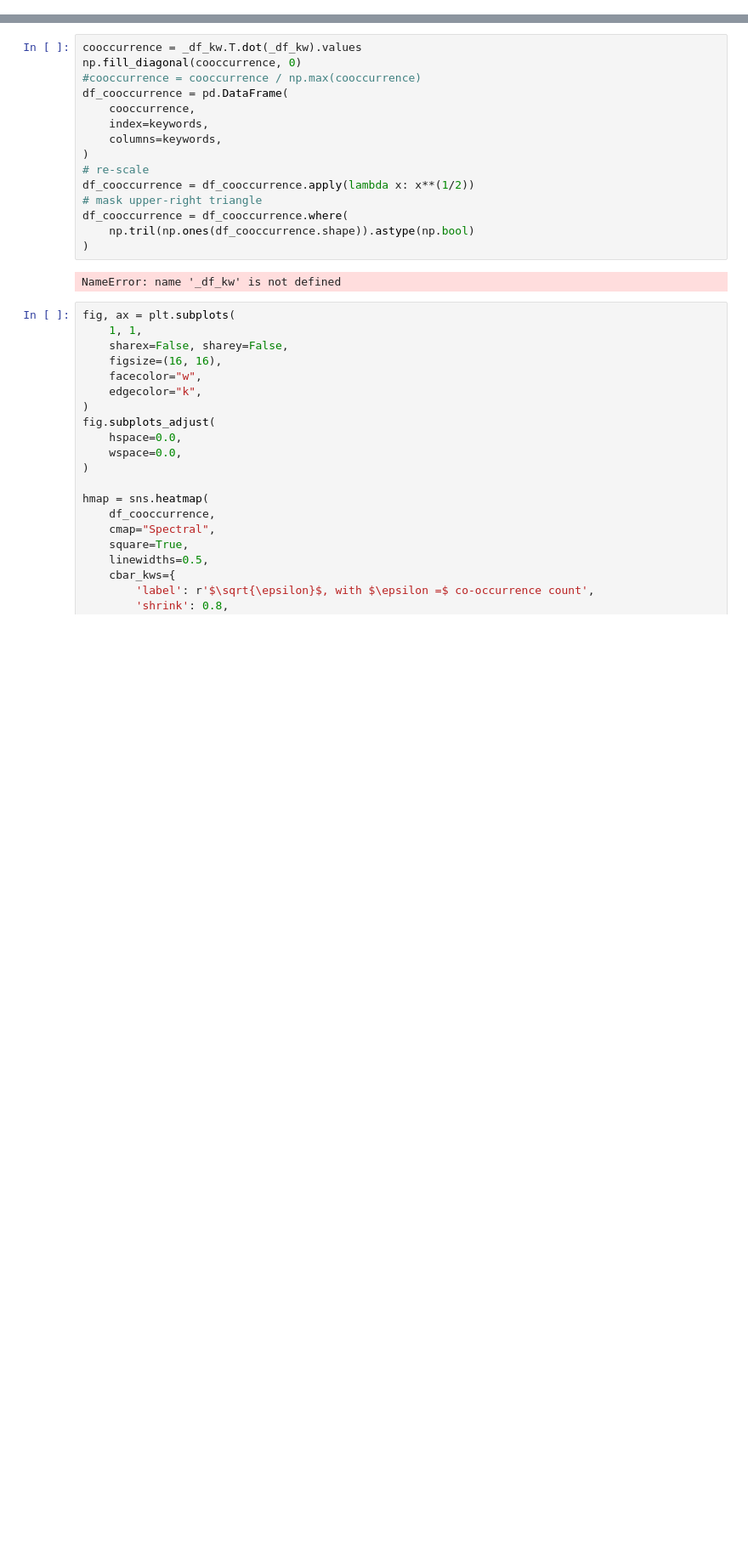
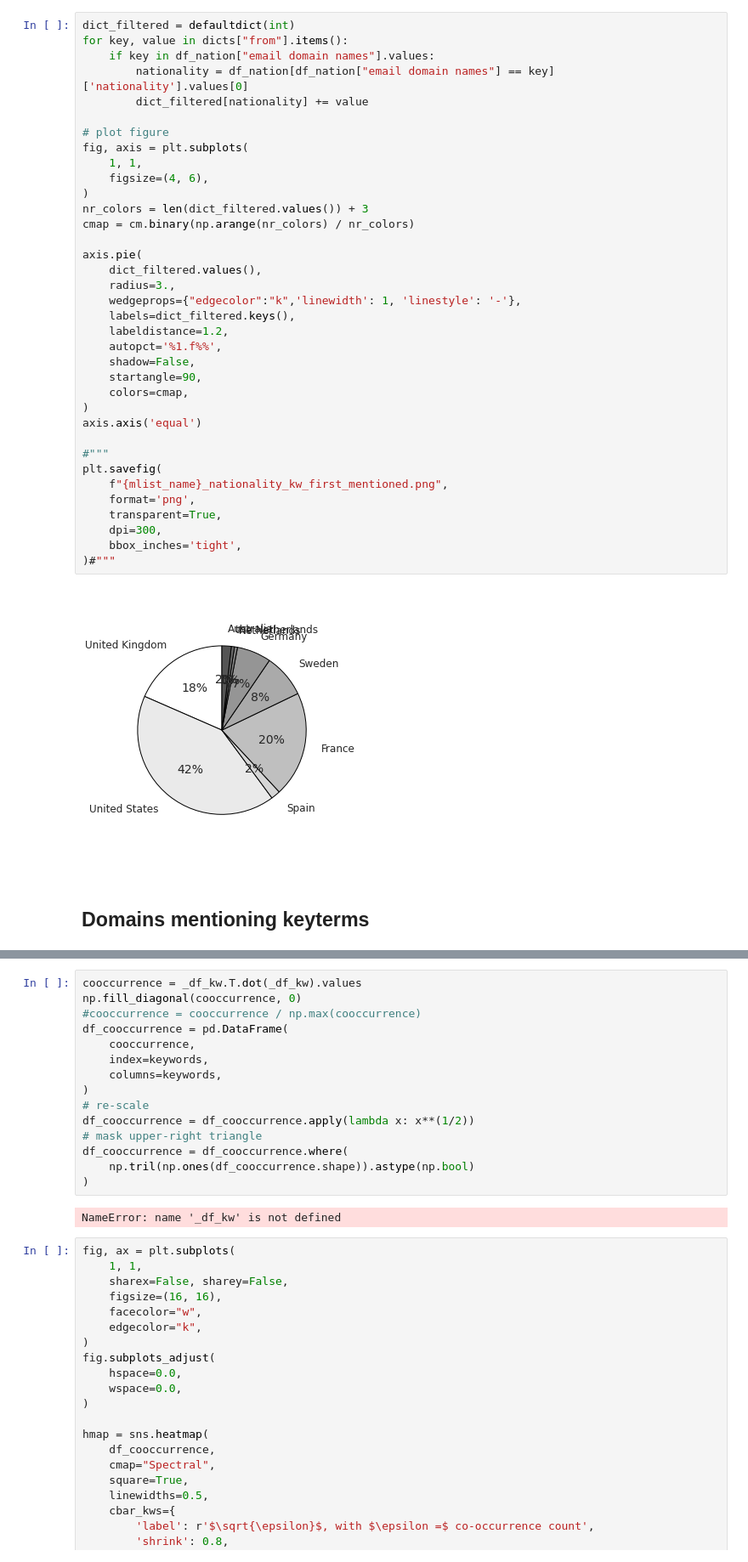
Before and after one commit to Christovis/standardization-of-lawful-interception-technologies-in-the-3GPP, a Jupyter notebook: notebooks/3GPP_keyword_search.ipynb, the cells around one changed output, grey strips where cells are left out. Shown at 85% size. Drawn from its saved outputs; the diff is of its cells as text; blank space fills up the shorter version.

```diff
--- a/notebooks/3GPP_keyword_search.ipynb
+++ b/notebooks/3GPP_keyword_search.ipynb
@@ -131,0 +325,40 @@ mlist_first.df[['content-transfer-encoding', 'mime-version', 'subject', 'from',
+# %%
+dict_filtered = defaultdict(int)
+for key, value in dicts["from"].items():
+    if key in df_nation["email domain names"].values:
+        nationality = df_nation[df_nation["email domain names"] == key]['nationality'].values[0]
+        dict_filtered[nationality] += value
+
+# plot figure
+fig, axis = plt.subplots(
+    1, 1,
+    figsize=(4, 6),
+)
+nr_colors = len(dict_filtered.values()) + 3
+cmap = cm.binary(np.arange(nr_colors) / nr_colors)
+
+axis.pie(
+    dict_filtered.values(),
+    radius=3.,
+    wedgeprops={"edgecolor":"k",'linewidth': 1, 'linestyle': '-'},
+    labels=dict_filtered.keys(),
+    labeldistance=1.2,
+    autopct='%1.f%%',
+    shadow=False,
+    startangle=90,
+    colors=cmap,
+)
+axis.axis('equal')
+
+#"""
+plt.savefig(
+    f"{mlist_name}_nationality_kw_first_mentioned.png",
+    format='png',
+    transparent=True,
+    dpi=300,
+    bbox_inches='tight',
+)#"""
+# %% [output]
+[figure, added]
+# %% [markdown]
+## Domains mentioning keyterms
```
Also changed, not shown: parts of 30 cells of this notebook, 24 other files.
